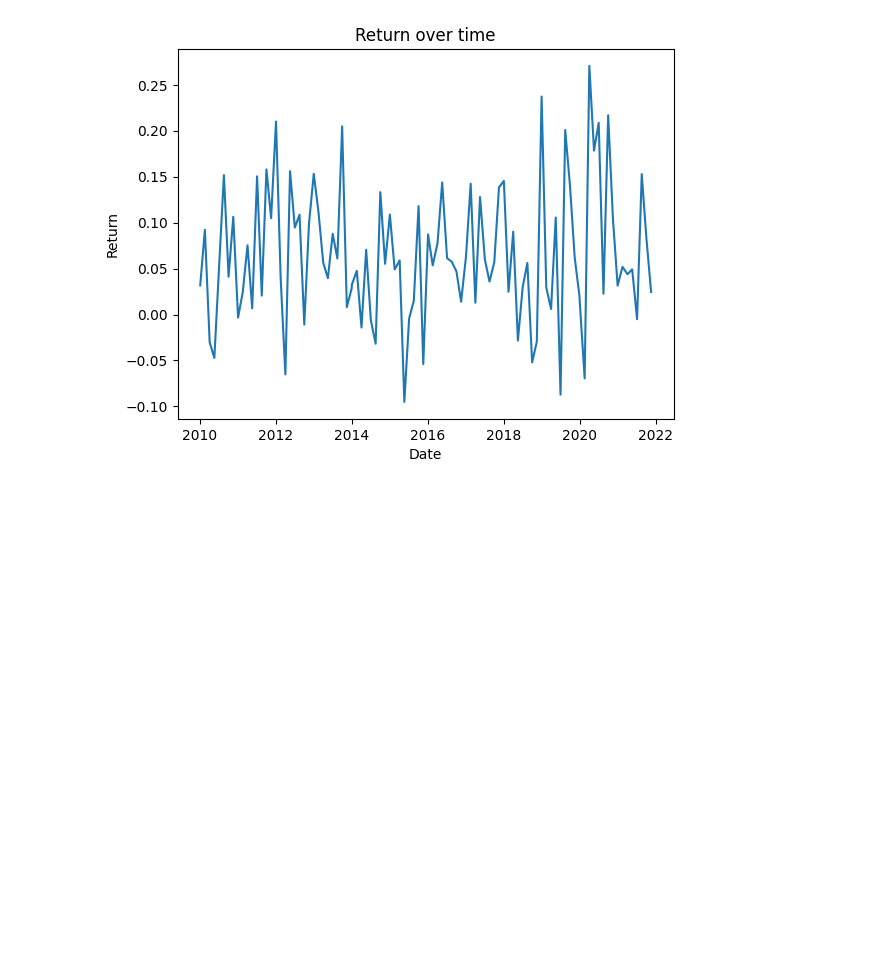
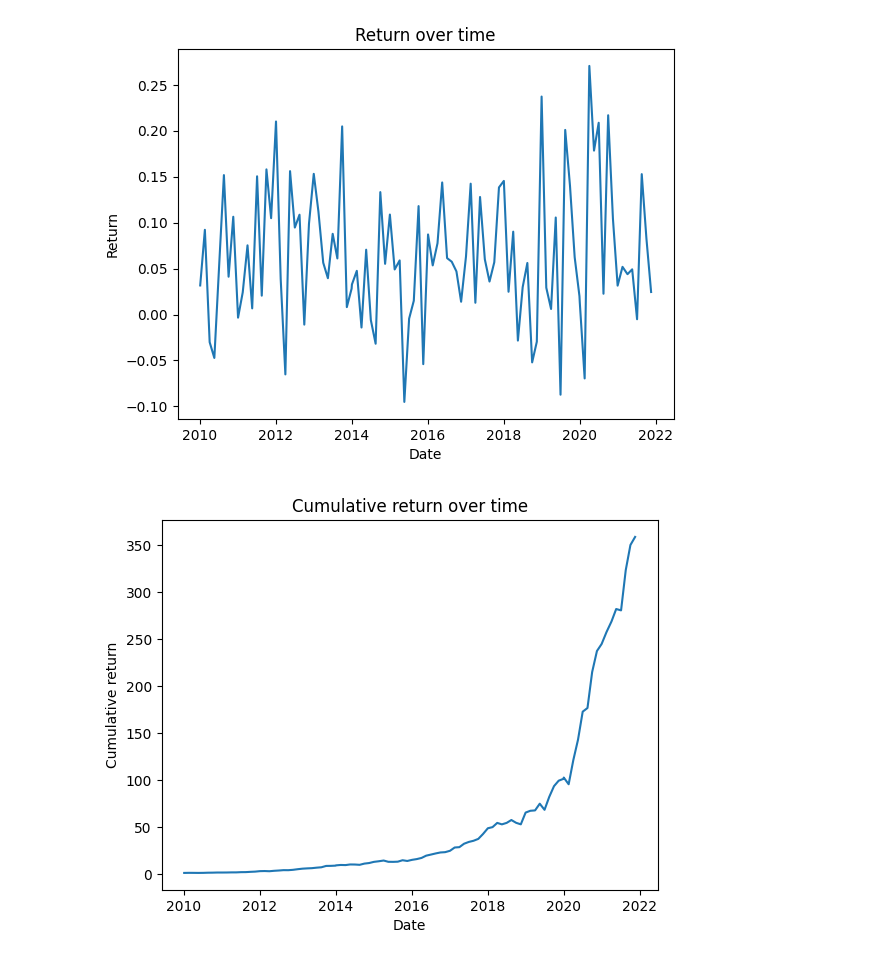
Before and after one commit to NotFrancee/bsic_hephaestus_paper, a Jupyter notebook: src/xgboost/back_testing_equal_weights.ipynb, the cells around one changed output. Saved outputs shown, nothing was run; the diff lists cells and outputs as text; code cells hidden in the pictures; blank space fills up the shorter version.

```diff
--- a/src/xgboost/back_testing_equal_weights.ipynb
+++ b/src/xgboost/back_testing_equal_weights.ipynb
@@ -379,7 +379,8 @@ def trade(data, price_data, features, training_starting_dates, prediction_method
             if short:
                 short_return = -weight_slector(short_return_df)
                 period_return += short_return * n_short
-                period_return /= (n_long + n_short)
+
+            period_return = period_return / (n_long + n_short) if short else period_return / n_long
 
             total_return *= (1+period_return)
 
@@ -413,7 +414,10 @@ def trade(data, price_data, features, training_starting_dates, prediction_method
         returns_df.loc[no_shorts_mask, 'short_return'] = np.nan
     return returns_df
 # %%
-returns_df = trade(data, price_data, features, training_starting_dates, 'single_day', 1, equal_weights, num_stocks=[12, 0], short=True, holding_period=45, threshold=0.999)
+holding_period = 45
+returns_df = trade(data, price_data, features, training_starting_dates,
+                   'single_day', 1, equal_weights, num_stocks=[12, 0],
+                   short=True, holding_period=holding_period, threshold=0.999)
 # %% [output]
 WARNING: Threshold is not None, num_stocks will be ignored used as minimum number of stocks.
 
@@ -509,3 +512,14 @@ plt.title('Return over time')
 plt.show()
 # %% [output]
 [figure]
+# %%
+returns_df['cumpound_return'] = returns_df['return'].add(1).cumprod()
+
+# plot cumulative return against date
+plt.plot(returns_df['date'], returns_df['cumpound_return'])
+plt.xlabel('Date')
+plt.ylabel('Cumulative return')
+plt.title('Cumulative return over time')
+plt.show()
+# %% [output]
+[figure, added]
```
Also changed, not shown: parts of 3 cells of this notebook.
